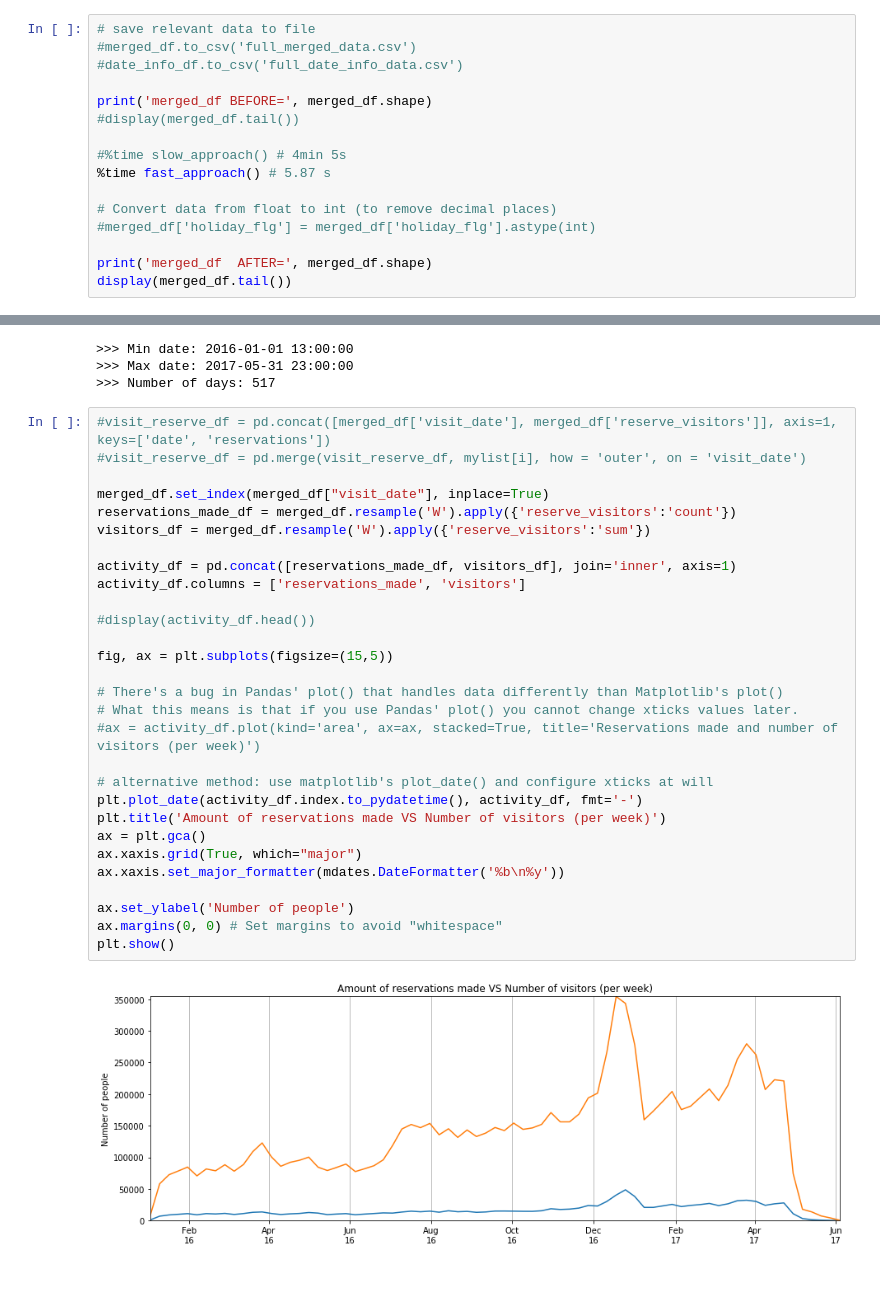
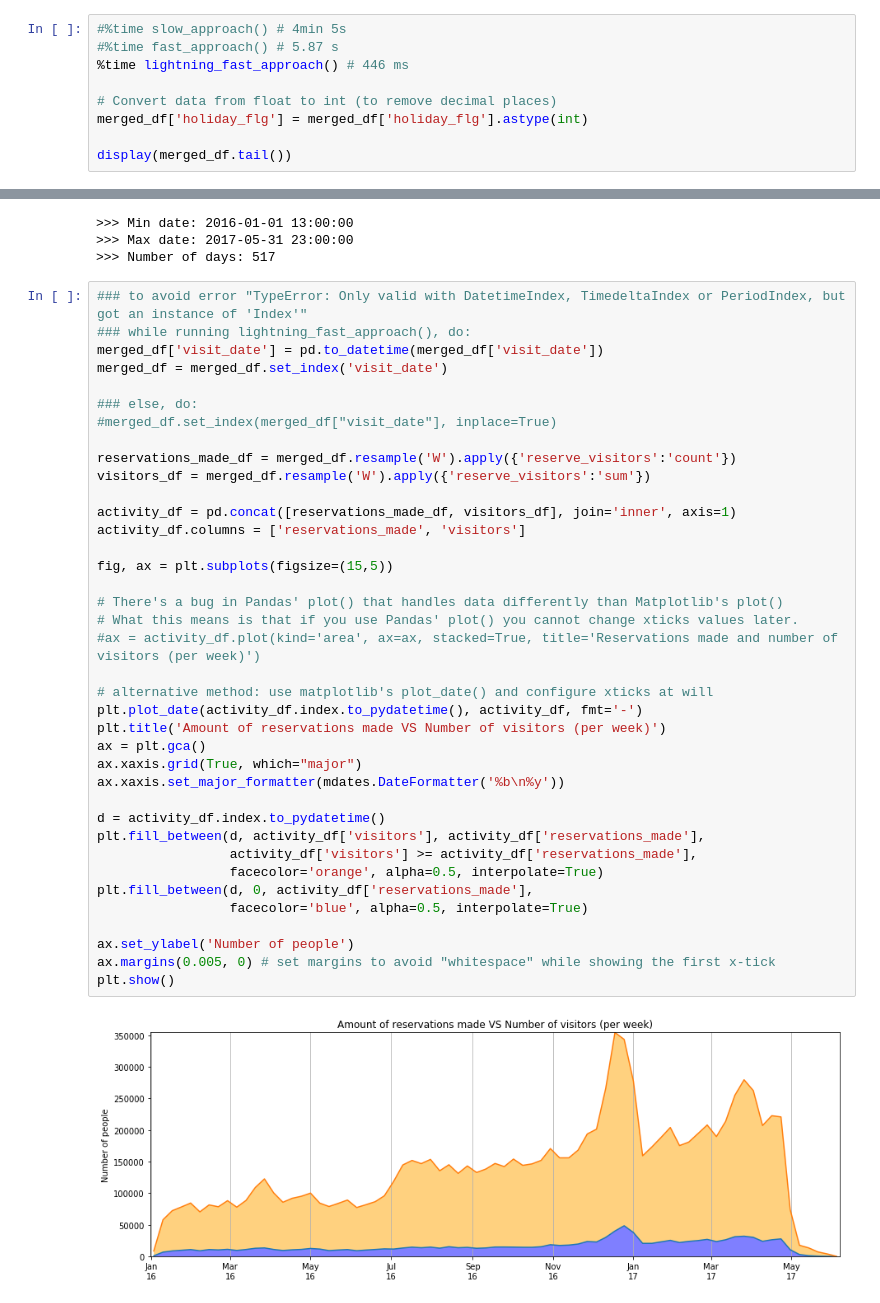
Before and after one commit to karlphillip/DataScience, a Jupyter notebook: Project1/1_data_wrangling.ipynb, the cells around one changed output, grey strips where cells are left out. Cells and saved outputs as stored; diff of their text form.

```diff
--- a/Project1/1_data_wrangling.ipynb
+++ b/Project1/1_data_wrangling.ipynb
@@ -656,17 +672,10 @@ def fast_approach():
 # %%
-# save relevant data to file
-#merged_df.to_csv('full_merged_data.csv')
-#date_info_df.to_csv('full_date_info_data.csv')
-
-print('merged_df BEFORE=', merged_df.shape)
-#display(merged_df.tail())
-
 #%time slow_approach() # 4min 5s
-%time fast_approach() # 5.87 s
+#%time fast_approach() # 5.87 s
+%time lightning_fast_approach() # 446 ms
 
 # Convert data from float to int (to remove decimal places)
-#merged_df['holiday_flg'] = merged_df['holiday_flg'].astype(int)
+merged_df['holiday_flg'] = merged_df['holiday_flg'].astype(int)
 
-print('merged_df  AFTER=', merged_df.shape)
 display(merged_df.tail())
 # %% [output]
@@ -721,33 +728,42 @@ print(">>> Number of days:", len(merged_df['visit_datetime'].dt.normalize().valu
 >>> Max date: 2017-05-31 23:00:00
 >>> Number of days: 517
 # %%
-#visit_reserve_df = pd.concat([merged_df['visit_date'], merged_df['reserve_visitors']], axis=1, keys=['date', 'reservations'])
-#visit_reserve_df = pd.merge(visit_reserve_df, mylist[i], how = 'outer', on = 'visit_date')
+### to avoid error "TypeError: Only valid with DatetimeIndex, TimedeltaIndex or PeriodIndex, but got an instance of 'Index'"
+### while running lightning_fast_approach(), do:
+merged_df['visit_date'] = pd.to_datetime(merged_df['visit_date'])
+merged_df = merged_df.set_index('visit_date')
 
-merged_df.set_index(merged_df["visit_date"], inplace=True)
+### else, do:
+#merged_df.set_index(merged_df["visit_date"], inplace=True)
+
 reservations_made_df = merged_df.resample('W').apply({'reserve_visitors':'count'})
 visitors_df = merged_df.resample('W').apply({'reserve_visitors':'sum'})
 
 activity_df = pd.concat([reservations_made_df, visitors_df], join='inner', axis=1)
 activity_df.columns = ['reservations_made', 'visitors']
-
-#display(activity_df.head())
 
 fig, ax = plt.subplots(figsize=(15,5))
 
 # There's a bug in Pandas' plot() that handles data differently than Matplotlib's plot()
 # What this means is that if you use Pandas' plot() you cannot change xticks values later.
 #ax = activity_df.plot(kind='area', ax=ax, stacked=True, title='Reservations made and number of visitors (per week)')
 
 # alternative method: use matplotlib's plot_date() and configure xticks at will
 plt.plot_date(activity_df.index.to_pydatetime(), activity_df, fmt='-')
 plt.title('Amount of reservations made VS Number of visitors (per week)')
 ax = plt.gca()
 ax.xaxis.grid(True, which="major")
 ax.xaxis.set_major_formatter(mdates.DateFormatter('%b\n%y'))
 
+d = activity_df.index.to_pydatetime()
+plt.fill_between(d, activity_df['visitors'], activity_df['reservations_made'],
+                 activity_df['visitors'] >= activity_df['reservations_made'],
+                 facecolor='orange', alpha=0.5, interpolate=True)
+plt.fill_between(d, 0, activity_df['reservations_made'],
+                 facecolor='blue', alpha=0.5, interpolate=True)
+
 ax.set_ylabel('Number of people')
-ax.margins(0, 0) # Set margins to avoid "whitespace"
+ax.margins(0.005, 0) # set margins to avoid "whitespace" while showing the first x-tick
 plt.show()
 # %% [output]
-[figure, old version]
+[figure, new version]
```
Also changed, not shown: parts of 7 cells of this notebook.
